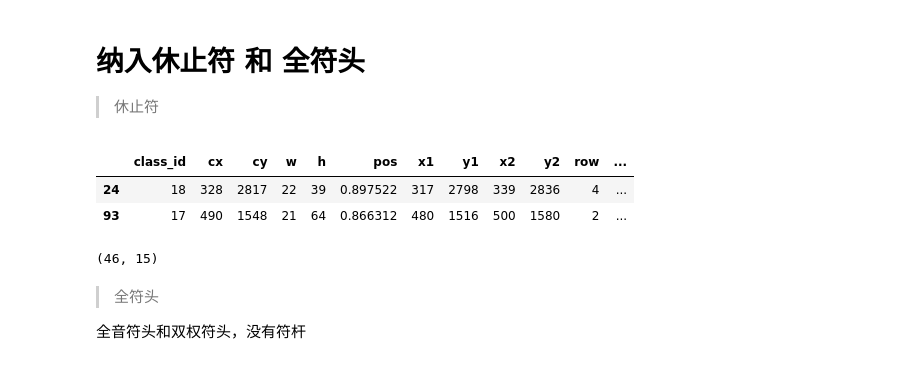
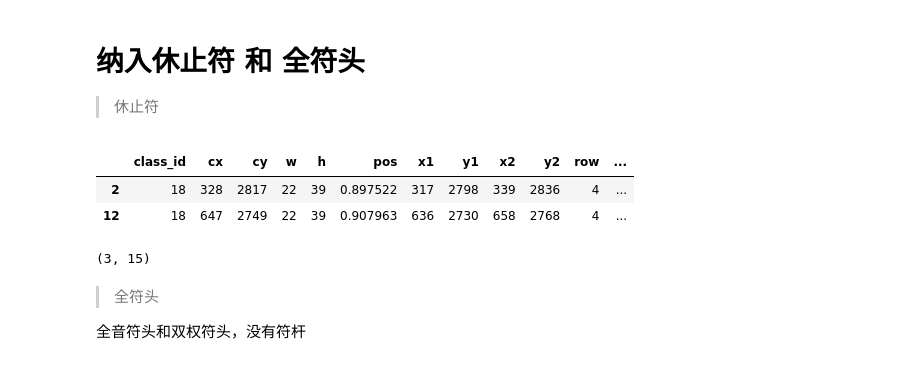
Before and after one commit to lccup/learn_music_theory, a Jupyter notebook: example/try/00.ipynb, the cells around one changed output. Drawn from its saved outputs; the diff is of its cells as text; code cells hidden in the pictures.

```diff
--- a/example/try/00.ipynb
+++ b/example/try/00.ipynb
@@ -221,13 +340,13 @@ img_source = cv2.resize(img_source, (2560, 3840))
 # %% [markdown]
 # 选择一部分 一个staff
 # %%
-# df_label = df_label.query("row == 4 & measure == 1 & staff == 2")
+df_label = df_label.query("row == 4 & measure == 1 & staff == 2")
 df_label = df_label.sort_values(["cx","cy"]).reset_index(drop=True)
 
 img = img_source.copy()
 for row in df_label.itertuples():
     cv2.rectangle(img,(row.x1,row.y1),
                   (row.x2,row.y2),(255,0,0),3)
-plt_imshow(img[2200:2950,:])
-# plt_imshow(img)
+# plt_imshow(img[2200:2950,:])
+plt_imshow(img)
 # %% [output]
@@ -359,0 +861,14 @@ for stem_id,row in df_stem.iterrows():
+# %%
+img = img_source.copy()
+# print("duration = ",nb.get_duration(df_stem))
+for k,nb in nb_manager.items():
+
+    box = nb.get_box(df_label)
+    cv2.rectangle(img,box[2:],box[:2],(0,0,255),5)
+    cv2.putText(img,str(nb.get_duration(df_label,df_stem)),
+                box[:2],cv2.FONT_HERSHEY_SIMPLEX,1,(255,0,0))
+
+# offset = 100
+# plt_imshow(img[box[1]-offset:box[3]+offset,box[0]-offset:box[2]+offset])
+plt_imshow(img_source[2300:2900,:])
+plt_imshow(img[2300:2900,:])
@@ -379,39 +918,69 @@ plt_imshow(img[2200:2950,:])
 df_rest = df_label[df_label["class_id"].isin(LABEL_IDS["rest"])]
 show_df(df_rest)
 class RESTBLOCK:
     def __init__(self,id):
         self.id = id
     def get_box(self,df_label):
         return df_label.at[self.id,"x1"],df_label.at[self.id,"y1"],\
             df_label.at[self.id,"x2"],df_label.at[self.id,"y2"]
+    def get_center_point(self,df_label):
+        return df_label.at[self.id,"cx"],df_label.at[self.id,"cy"]
+    def get_duration(self,df_label,df_stem):
+        return MAP_DURATION[MAP_REST_TO_DURATION[
+            df_label.at[
+                self.id,"class_id"]]]
+    def to_element(self,df_label,df_stem,df_notehead,clef,staff=1,voice=1):
+        duration = self.get_duration(df_label,df_stem)
+        return [assemble_multiple_elements(
+            create_Element("note"),[
+                create_Element("rest"),
+                create_Element("duration",str(duration)),
+                create_Element("voice",str(voice)),
+                create_Element("staff",str(staff)),
+                create_Element("type",MAP_DURATION_TO_TYPE[duration])
+
+            ]
+        )]
     def __repr__(self):
         return "RESTBLOCK  {}".format(self.id)
 
 class RESTBLOCK_MANAGER:
+    flag = "rb"
     def __init__(self,ids = None):
         self.rbs = {id:RESTBLOCK(id) for id in ids}
 
     def append(self,id):
         self.rbs[id] = RESTBLOCK(id)
+
+    def __repr__(self):
+        if len(self.rbs) == 0:
+            return "RESTBLOCK_MANAGER\n\t{}".format("None")
+        else:
+            return "RESTBLOCK_MANAGER\n\t{}".format(",".join([str(i) for i in self.rbs.keys()]))
 
     # dict-like
     def keys(self):
         return self.rbs.keys()
     def values(self):
         return self.rbs.values()
     def items(self):
         return self.rbs.items()
-
-    def __repr__(self):
-        return "RESTBLOCK_MANAGER\n\t{}".format(",".join([str(i) for i in self.rbs.keys()]))
+    def is_empty(self):
+        return 0 == len(self.rbs)
+    def __getitem__(self, key):
+        return self.rbs[key]
+    def __setitem__(self, key, value):
+        self.rbs[key] = value
+    def __delitem__(self, key):
+        del self.rbs[key]
 
 rb_manager = RESTBLOCK_MANAGER(df_rest.index.to_list())
 # rb_manager.rbs[4].get_box(df_label)
 # %% [output]
 |  | class_id | cx | cy | w | h | pos | x1 | y1 | x2 | y2 | row | ... |
-| 24 | 18 | 328 | 2817 | 22 | 39 | 0.897522 | 317 | 2798 | 339 | 2836 | 4 | ... |
-| 93 | 17 | 490 | 1548 | 21 | 64 | 0.866312 | 480 | 1516 | 500 | 1580 | 2 | ... |
+| 2 | 18 | 328 | 2817 | 22 | 39 | 0.897522 | 317 | 2798 | 339 | 2836 | 4 | ... |
+| 12 | 18 | 647 | 2749 | 22 | 39 | 0.907963 | 636 | 2730 | 658 | 2768 | 4 | ... |
-(46, 15)
+(3, 15)
 # %% [markdown]
 > 全符头
 
```
Also changed, not shown: parts of 36 cells of this notebook, 3 other files.
